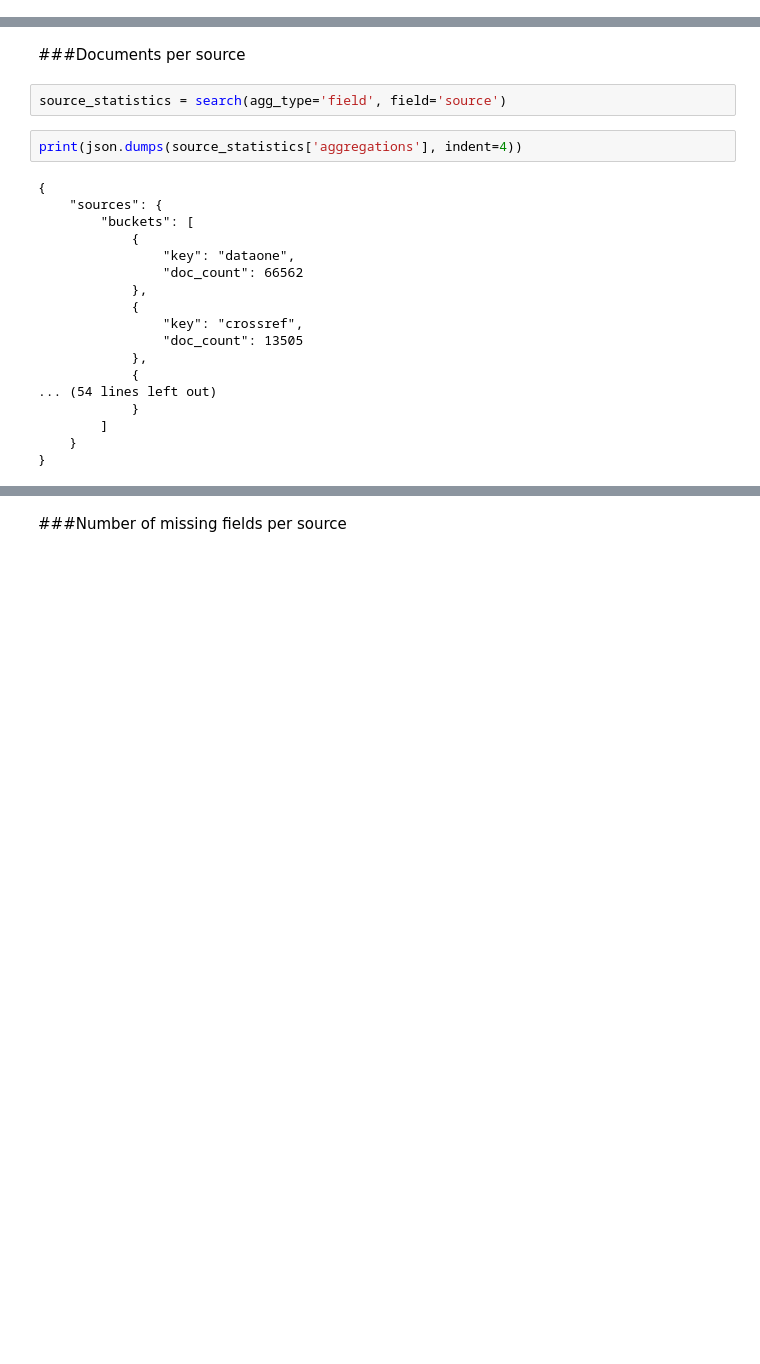
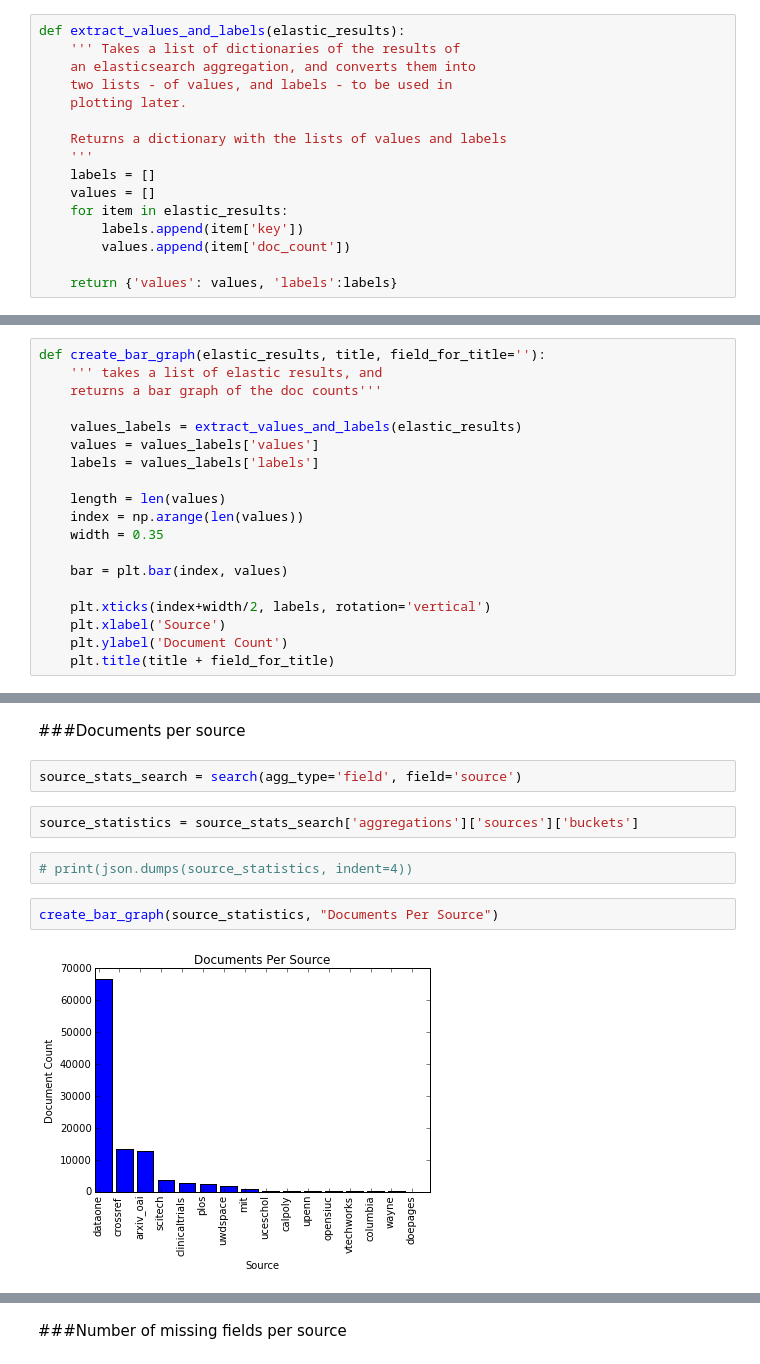
Before and after one commit to erinspace/scrapi_stats, a Jupyter notebook: scrapi_stats.ipynb, the cells around one changed output, grey strips where cells are left out. Cells and saved outputs as stored; diff of their text form; blank space fills up the shorter version.

Commit message:
added graphs, cleaned up some code

```diff
--- a/scrapi_stats.ipynb
+++ b/scrapi_stats.ipynb
@@ -171,0 +179,16 @@ def source_missing_query(missing_field):
+# %%
+def extract_values_and_labels(elastic_results):
+    ''' Takes a list of dictionaries of the results of
+    an elasticsearch aggregation, and converts them into
+    two lists - of values, and labels - to be used in
+    plotting later.
+
+    Returns a dictionary with the lists of values and labels
+    '''
+    labels = []
+    values = []
+    for item in elastic_results:
+        labels.append(item['key'])
+        values.append(item['doc_count'])
+
+    return {'values': values, 'labels':labels}
@@ -171,0 +197,19 @@ def source_missing_query(missing_field):
+# %%
+def create_bar_graph(elastic_results, title, field_for_title=''):
+    ''' takes a list of elastic results, and
+    returns a bar graph of the doc counts'''
+
+    values_labels = extract_values_and_labels(elastic_results)
+    values = values_labels['values']
+    labels = values_labels['labels']
+
+    length = len(values)
+    index = np.arange(len(values))
+    width = 0.35
+
+    bar = plt.bar(index, values)
+
+    plt.xticks(index+width/2, labels, rotation='vertical')
+    plt.xlabel('Source')
+    plt.ylabel('Document Count')
+    plt.title(title + field_for_title)
@@ -172,24 +228,12 @@ def source_missing_query(missing_field):
 # %% [markdown]
 ###Documents per source
 # %%
-source_statistics = search(agg_type='field', field='source')
+source_stats_search = search(agg_type='field', field='source')
+# %%
+source_statistics = source_stats_search['aggregations']['sources']['buckets']
 # %%
-print(json.dumps(source_statistics['aggregations'], indent=4))
+# print(json.dumps(source_statistics, indent=4))
-# %% [output]
-{
-    "sources": {
-        "buckets": [
-            {
-                "key": "dataone",
-                "doc_count": 66562
-            },
-            {
-                "key": "crossref",
-                "doc_count": 13505
-            },
-            {
-... (54 lines left out)
-            }
-        ]
-    }
-}
+# %%
+create_bar_graph(source_statistics, "Documents Per Source")
+# %% [output]
+[figure, added]
```
Also changed, not shown: parts of 20 cells of this notebook.
